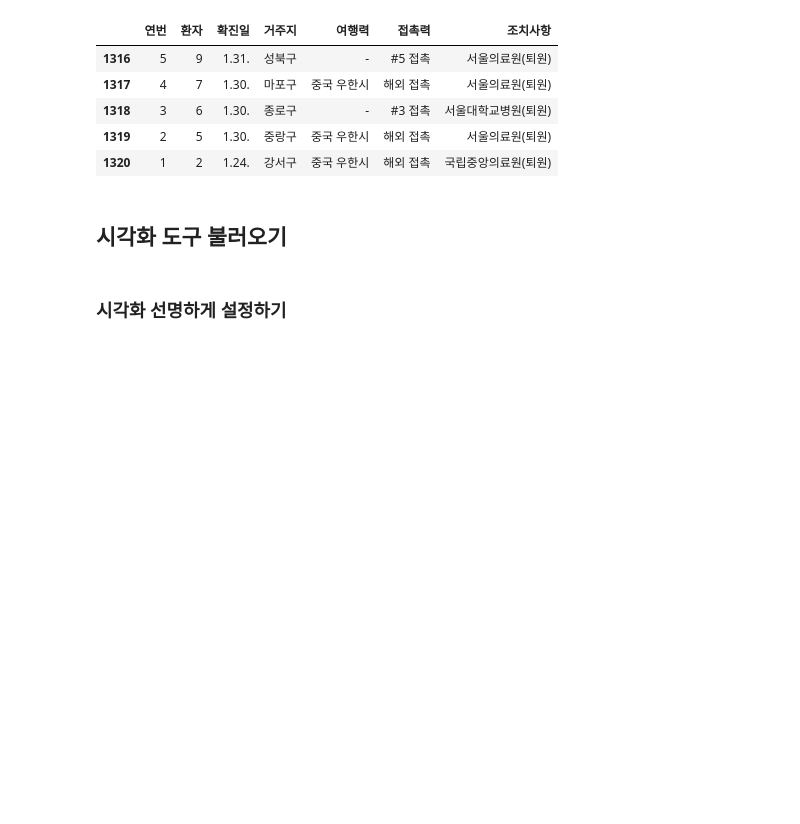
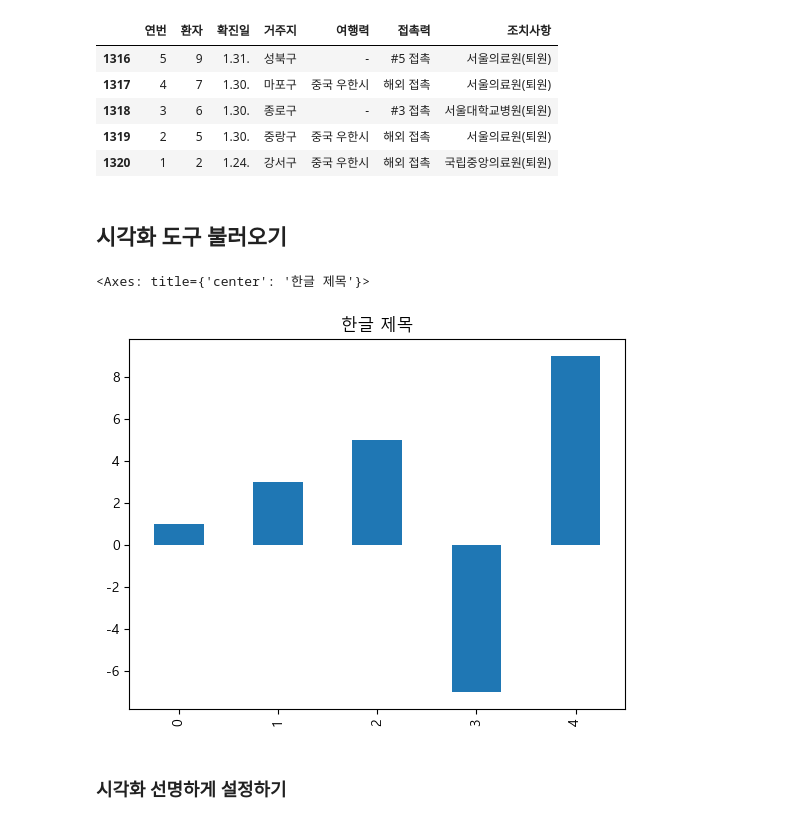
Before and after one commit to nz663633/data-analysis-viz, a Jupyter notebook: seoul-covid-19-02-eda-input.ipynb, the cells around one changed output. Cells and saved outputs as stored; diff of their text form; code cells hidden in the pictures; blank space fills up the shorter version.

Commit message:
chore: configure matplotlib font settings

```diff
--- a/seoul-covid-19-02-eda-input.ipynb
+++ b/seoul-covid-19-02-eda-input.ipynb
@@ -69,6 +69,15 @@ df.tail()
 # %%
 # matplotlib.pyplot 을 통해 한글폰트를 설정합니다.
 # plt.style.use 로 "fivethirtyeight" 스타일을 사용해 봅니다.
+
+import matplotlib.pyplot as plt
+plt.rc("font", family="Malgun Gothic")
+plt.rc("axes", unicode_minus=False)
+
+pd.Series([1, 3, 5, -7, 9]).plot.bar(title="한글 제목")
+# %% [output]
+<Axes: title={'center': '한글 제목'}>
+[figure, added]
 # %% [markdown]
 ### 시각화 선명하게 설정하기
 # %%
```
Also changed, not shown: parts of 1 cell of this notebook.
